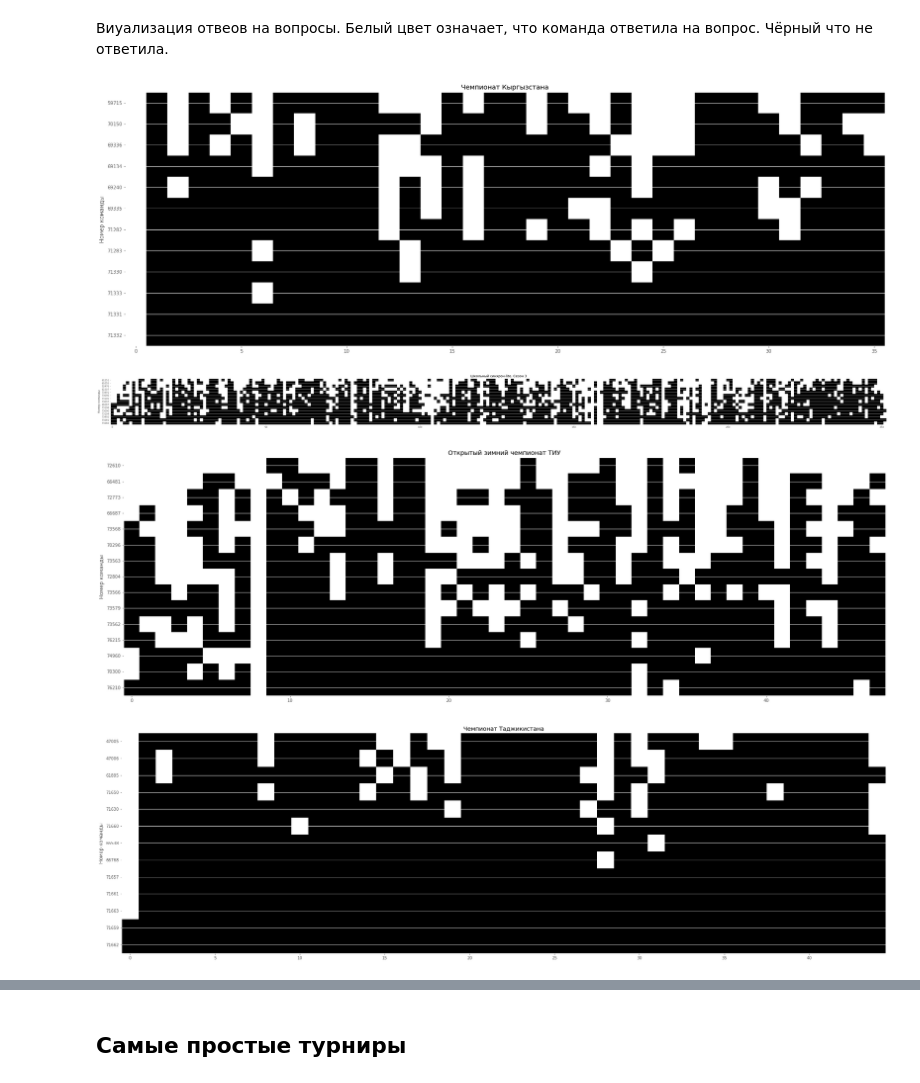
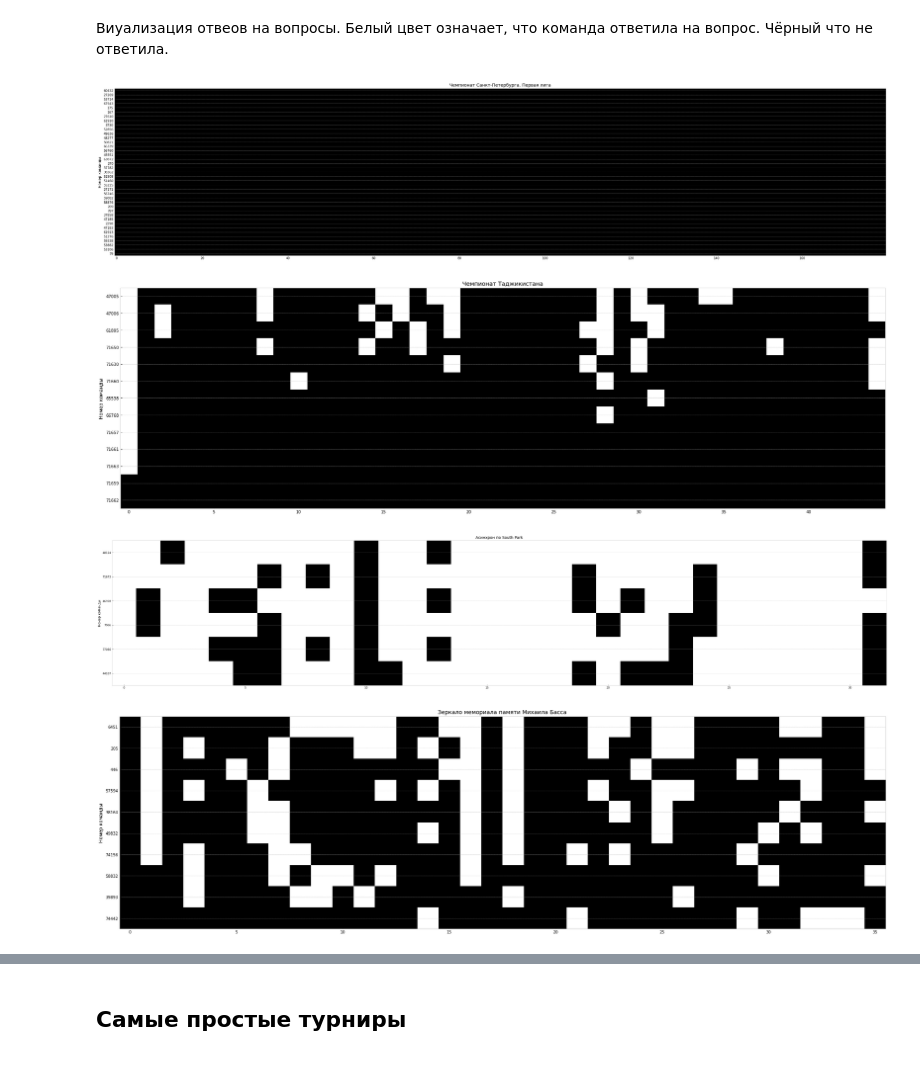
Before and after one commit to KernelA/made-adv-ml-hw2, a Jupyter notebook: solution.ipynb, the cells around one changed output, grey strips where cells are left out. Drawn from its saved outputs; the diff is of its cells as text; code cells hidden in the pictures.

```diff
--- a/solution.ipynb
+++ b/solution.ipynb
@@ -39,8 +39,8 @@ import matplotlib as mpl
 
 %matplotlib inline
 
-plt.style.use("ggplot")
-mpl.rcParams["figure.figsize"] = (10, 10)
+plt.style.use("bmh")
+mpl.rcParams["figure.figsize"] = (8, 8)
 # %%
 np.random.seed(12)
 random.seed(22)
@@ -201,6 +201,6 @@ if not force_train and model_dump.exists():
 # %%
 if regression is None:
     regression = linear_model.LogisticRegression(
-        penalty="l1", C=1000, solver="liblinear", verbose=2, max_iter=10, fit_intercept=True)
+        penalty="l1", C=1000, solver="liblinear", verbose=2, max_iter=25, fit_intercept=True)
     regression.fit(features, target)
     dump_pickle(model_dump, regression)
@@ -324,6 +325,6 @@ if checkpoint_dir.exists():
     shutil.rmtree(checkpoint_dir)
 checkpoint_dir.mkdir(exist_ok=True, parents=True)
 
-em_model = EMRatingModel(em_num_iter=9, lr=1e-4,
-                         log_reg_num_iter=25, device=device, log_dir=log_dir, checkpoint_dir=str(checkpoint_dir))
+em_model = EMRatingModel(em_num_iter=8, lr=1e-4,
+                         log_reg_num_iter=5, device=device, log_dir=log_dir, checkpoint_dir=str(checkpoint_dir))
 # %% [output]
@@ -437,8 +431,6 @@ question_complex.head()
 # %%
 def question_to_complex(questions_ids, question_complexices):
-    complexixes = question_complexices.loc[questions_ids, "question_complex"].to_list()
-    complexixes.sort(reverse=True)
-    return tuple(complexixes)
+    return abs(question_complexices.loc[questions_ids, "question_complex"].mean())
 # %%
 tours_with_questios = players[["tour_id", "answer_id"]].groupby("tour_id").apply(lambda x: x["answer_id"].to_list())
 tours_with_questios = tours_with_questios.apply(lambda x: question_to_complex(x, question_complex))
@@ -514,10 +510,10 @@ def plot_tour(team_res, tours, tour_id):
 # %% [markdown]
 Виуализация отвеов на вопросы. Белый цвет означает, что команда ответила на вопрос. Чёрный что не ответила.
 # %%
-for tour_id in tours_with_questios.iloc[:4].index:
+for tour_id in tours_with_questios.iloc[:5].index:
     plot_tour(team_res, tours, tour_id)
 # %% [output]
-[figure, old version]
+[figure, new version]
-[figure, old version]
+[figure, new version]
-[figure, old version]
+[figure, new version]
-[figure, old version]
+[figure, new version]
```
Also changed, not shown: parts of 27 cells of this notebook.
